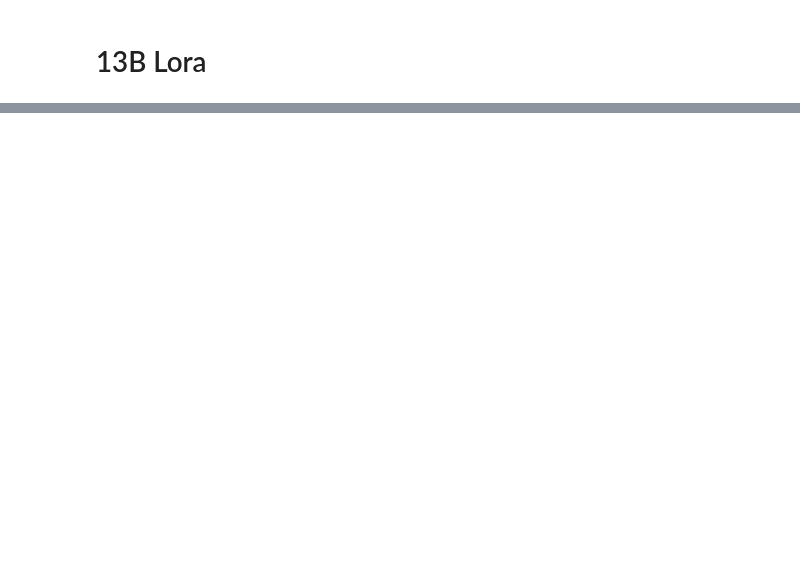
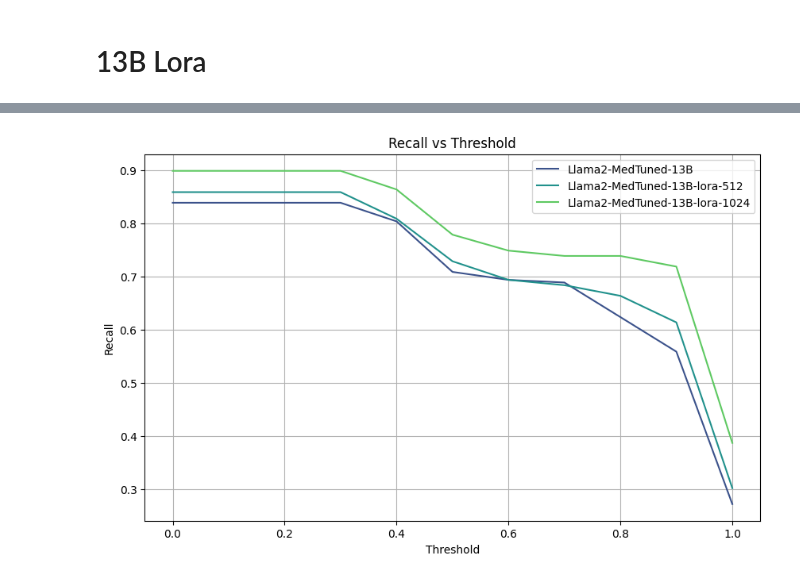
Before and after one commit to maregli/inf-extr, a Jupyter notebook: notebooks/side-effects/side-effects-evaluation.ipynb, the cells around one changed output, grey strips where cells are left out. Drawn from its saved outputs; the diff is of its cells as text; code cells hidden in the pictures; blank space fills up the shorter version.

Commit message:
adapted side-effect metrics

```diff
--- a/notebooks/side-effects/side-effects-evaluation.ipynb
+++ b/notebooks/side-effects/side-effects-evaluation.ipynb
@@ -953,0 +903,46 @@ prepare_results(paths.RESULTS_PATH/"side-effects/side-effects_outlines_Llama2-Me
+# %%
+thresholds = np.linspace(0, 1, 11)
+dfs = []
+for threshold in thresholds:
+    _df = summarize(threshold_files, paths.RESULTS_PATH/"side-effects/labels.xlsx", model=model, tokenizer=tokenizer, threshold = threshold)
+    _df["model"] = ["Llama2-MedTuned-13B", "Llama2-MedTuned-13B-lora-512", "Llama2-MedTuned-13B-lora-1024"]
+    _df["threshold"] = threshold
+    dfs.append(_df)
+# %%
+df_thresholds = pd.concat(dfs, axis=0)
+df_thresholds.drop(columns=["successful", "medication_precision", "medication_recall", "medication_f1",	"successful","approach", "strategy"], inplace=True)
+# %%
+def plot_line_plot_group(x:pd.Series, y:pd.Series, groups:pd.Series, title:str = "Line Plot",
+                             xlabel:str = "Threshold", ylabel:str = "Recall"):
+    """
+    Plot a line plot with different color for group.
+
+    Args:
+        x (pd.Series): x values.
+        y (pd.Series): y values.
+        groups (pd.Series): group values.
+        title (str): Title of the plot.
+        color_palette (np.ndarray): Color palette to use.
+    """
+
+    assert len(x) == len(y) == len(groups), "Length of x, y and group must be the same."
+
+    unique_groups = groups.unique()
+
+    data = pd.DataFrame({"x": x, "y": y, "groups": groups})
+
+    plt.figure(figsize=(10, 6))
+
+    sns.lineplot(data=data, x="x", y="y", hue="groups", palette="viridis")
+
+    plt.title(title)
+    plt.xlabel(xlabel)
+    plt.ylabel(ylabel)
+
+    plt.legend()
+    plt.grid(True)
+    plt.show()
+# %%
+plot_line_plot_group(df_thresholds["threshold"], df_thresholds["side_effects_recall"], df_thresholds["model"], title="Recall vs Threshold", ylabel="Recall", xlabel="Threshold")
+# %% [output]
+[figure, added]
```
Also changed, not shown: parts of 46 cells of this notebook.
